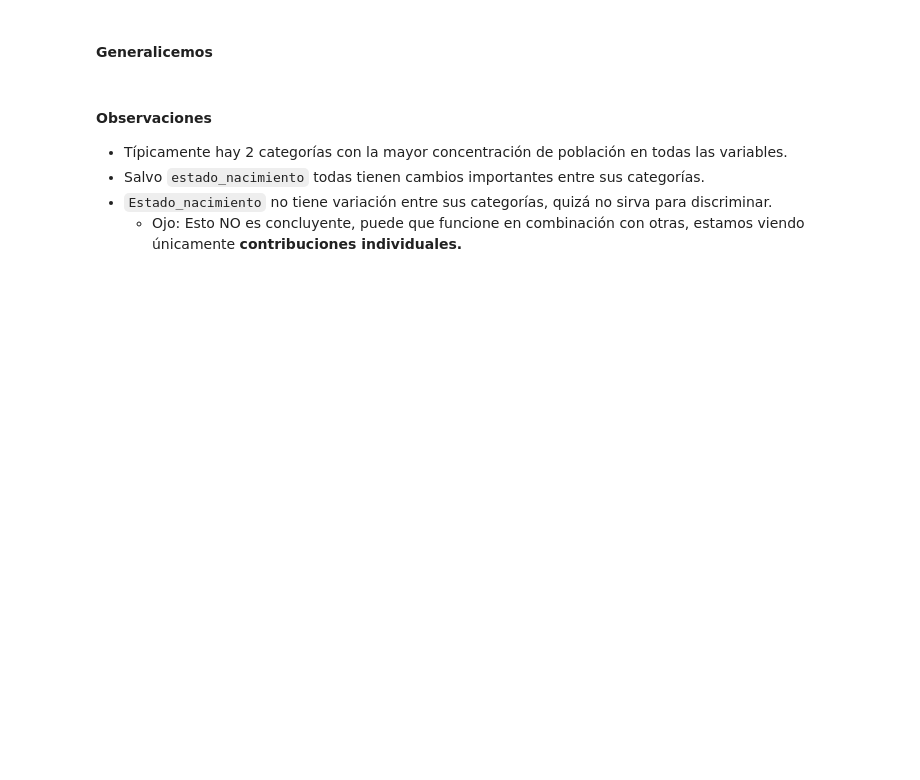
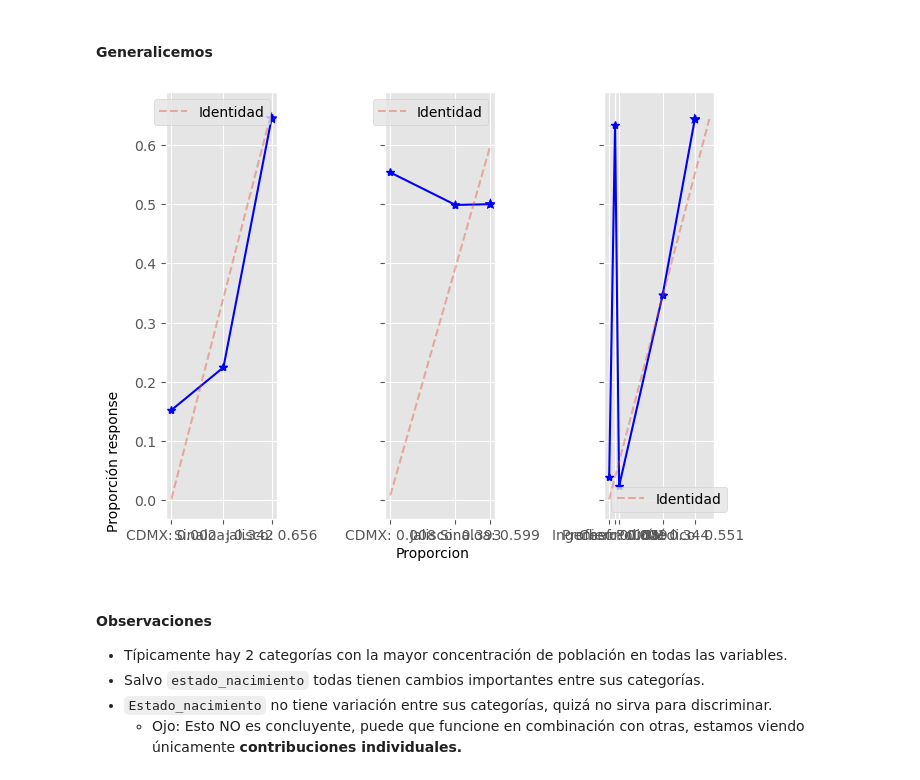
Before and after one commit to HectorH06/Data-Proc-Lab, a Jupyter notebook: Material/clase_[12, 1]_012021.ipynb, the cells around one changed output. Drawn from its saved outputs; the diff is of its cells as text; code cells hidden in the pictures; blank space fills up the shorter version.

```diff
--- a/Material/clase_[12, 1]_012021.ipynb
+++ b/Material/clase_[12, 1]_012021.ipynb
@@ -112,44 +163,57 @@ Observaciones importantes:
 #### Generalicemos
 # %%
 # Separando categorías
+cats = df.select_dtypes(include = ['object']).columns
 # %%
 # Plotting
+fig, axes = plt.subplots(nrows=1, ncols=len(cats), sharey=True)
 
-
-
+for index, col in enumerate(cats):
+    ax = axes[index]
     # Agrupacion
-
+    agrupacion = df.groupby(col).agg({'Vacunado': ['mean', 'std', 'count']})['Vacunado']
 
     # Obtener proporciones
-
+    agrupacion['prop'] = agrupacion['count'] / agrupacion['count'].sum()
 
     # Ordenar
-
+    agrupacion = agrupacion.sort_values('prop')
 
     # Mínimos y máximos para línea identidad
-
+    min_ = agrupacion[['mean', 'prop']].min().min()
+    max_ = agrupacion[['mean', 'prop']].max().max()
 
     # Plot
+    x = agrupacion['prop']
+    y = agrupacion['mean']
 
     # Graficando los puntos
+    ax.scatter(x,y,s=x*100, color='blue',marker='*')
 
 
     # Graficando la línea
-
+    ax.plot(x,y,color='blue',marker='*')
 
     # Línea identidad
-
+    ax.plot([min_, max_], [min_, max_], linestyle='--', alpha=0.4, label='Identidad')
 
     # Leyenda
-
+    ax.legend()
 
     # Etiquetas
-
+    ax.set_xticks(x)
+    xticklabels = [f'{i}: {agrupacion.loc[i, "prop"].round(3)}' for i in agrupacion.index]
 
     # Xticks
-
+    ax.set_xticklabels(xticklabels)
 
 # Ejes generales
+fig.text(0.5,0.001, 'Proporcion', ha='center')
+fig.text(0.001,0.06, 'Proporción response', ha='center', rotation='vertical')
+
+fig.tight_layout()
+# %% [output]
+[figure, added]
 # %% [markdown]
 #### Observaciones
 * Típicamente hay 2 categorías con la mayor concentración de población en todas las variables.
```
Also changed, not shown: parts of 9 cells of this notebook.
